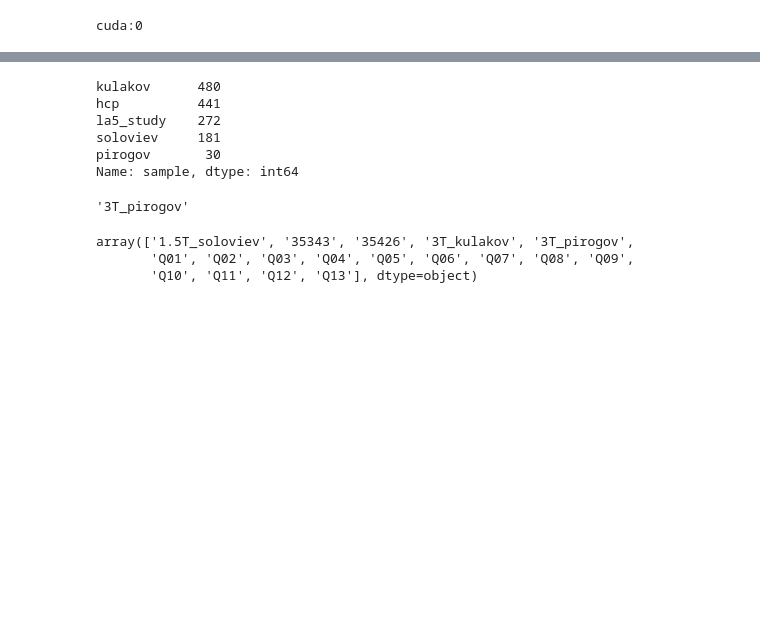
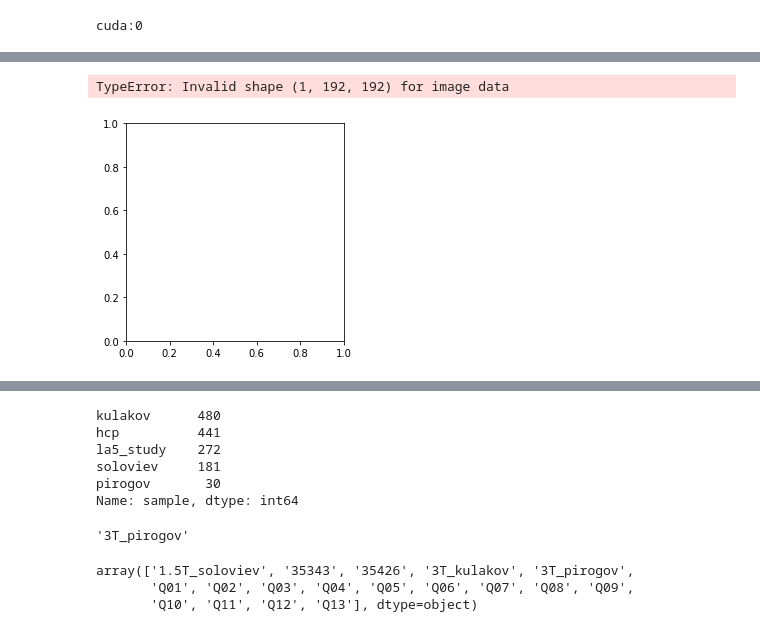
Before and after one commit to kondratevakate/mri-epilepsy-diagnosis, a Jupyter notebook: classification/full_sample_classification.ipynb, the cells around one changed output, grey strips where cells are left out. Saved outputs shown, nothing was run; the diff lists cells and outputs as text; code cells hidden in the pictures; blank space fills up the shorter version.

```diff
--- a/classification/full_sample_classification.ipynb
+++ b/classification/full_sample_classification.ipynb
@@ -38,0 +70,5 @@ from utils.data import MriSegmentation, MriClassification
+# %%
+plt.imshow(seg[ :, :, seg.shape[2] // 2])
+# %% [output]
+TypeError: Invalid shape (1, 192, 192) for image data
+[figure, added]
```
Also changed, not shown: parts of 14 cells of this notebook, 3 other files.
